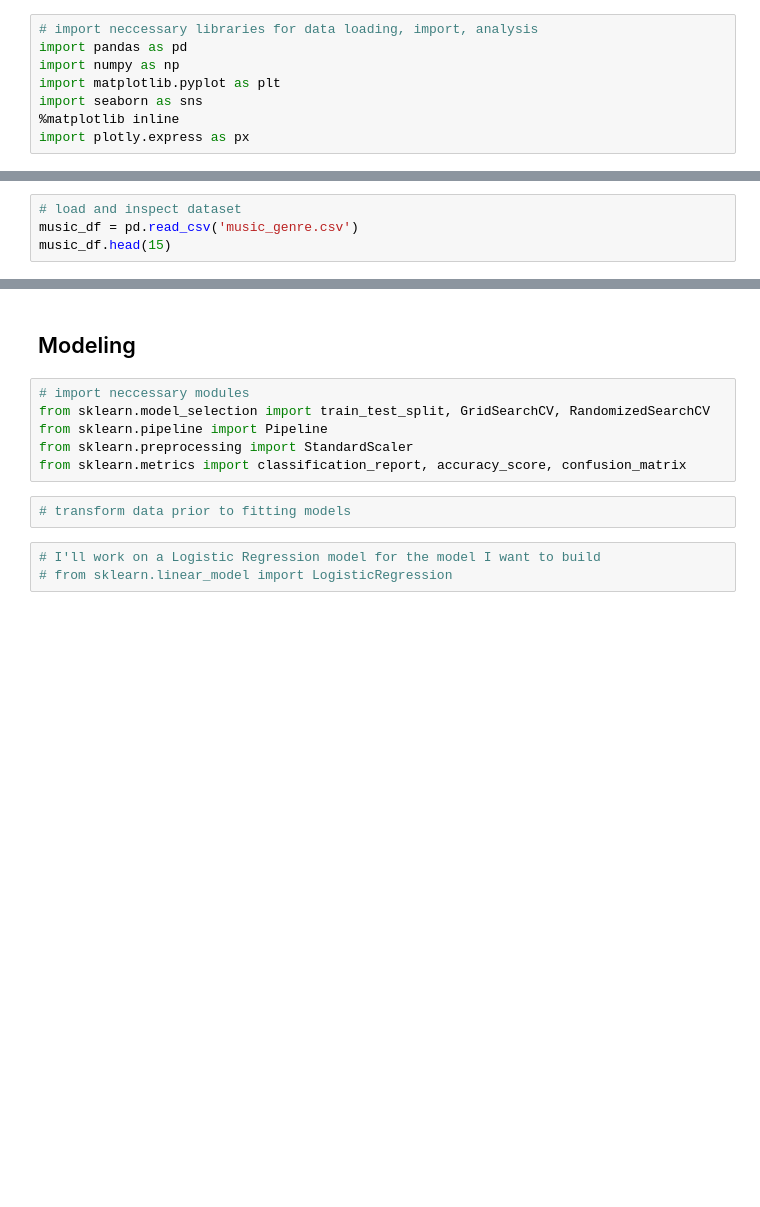
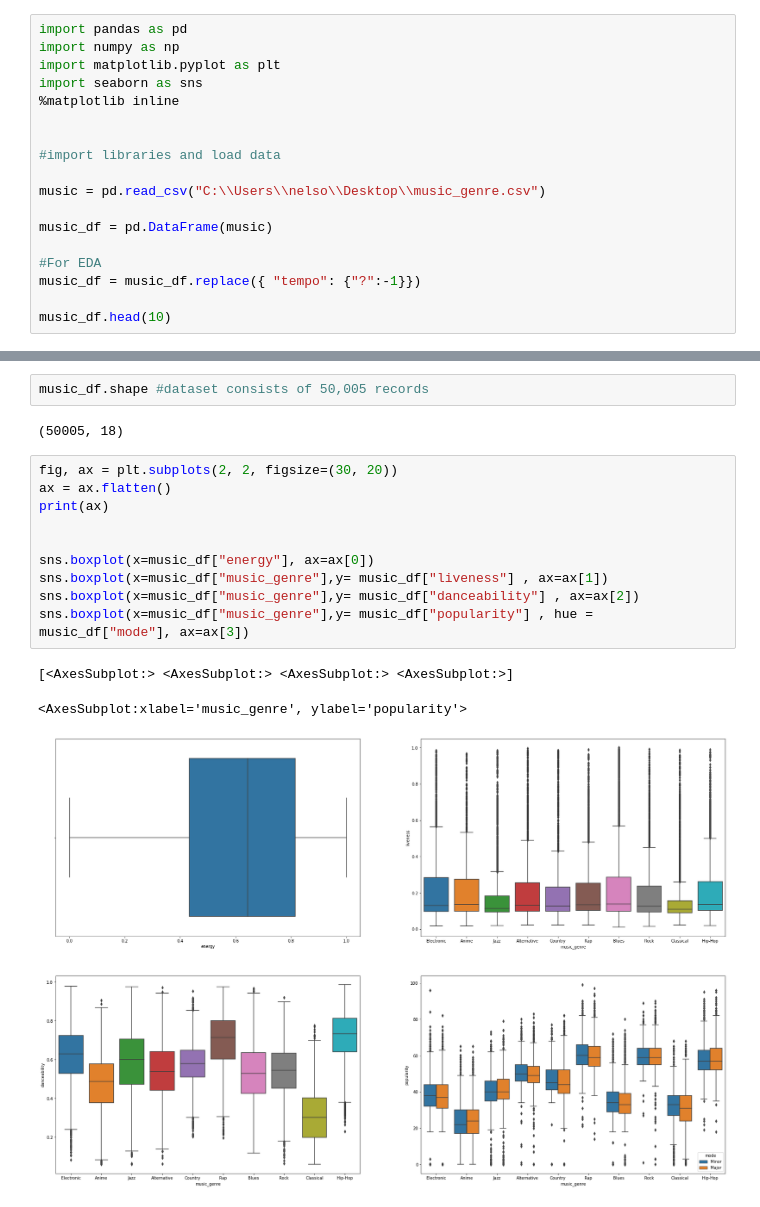
Before and after one commit to RenettaNelson/Music-Genre-Data-Mining, a Jupyter notebook: genre-data-mining.ipynb, the cells around one changed output, grey strips where cells are left out. Drawn from its saved outputs; the diff is of its cells as text; blank space fills up the shorter version.

```diff
--- a/genre-data-mining.ipynb
+++ b/genre-data-mining.ipynb
@@ -13,8 +1,18 @@ This can be a short description talking about the data mining, or explaining som
 # %%
-# import neccessary libraries for data loading, import, analysis
 import pandas as pd
 import numpy as np
 import matplotlib.pyplot as plt
 import seaborn as sns
 %matplotlib inline
-import plotly.express as px
+
+
+#import libraries and load data
+
+music = pd.read_csv("C:\\Users\\nelso\\Desktop\\music_genre.csv")
+
+music_df = pd.DataFrame(music)
+
+#For EDA
+music_df = music_df.replace({ "tempo": {"?":-1}})
+
+music_df.head(10)
@@ -31,4 +30,0 @@ describe the data, type of data, the different variables we see,
-# %%
-# load and inspect dataset
-music_df = pd.read_csv('music_genre.csv')
-music_df.head(15)
@@ -188,13 +31,18 @@ plt.show()
-# %% [markdown]
-## Modeling
-# %%
-# import neccessary modules
-from sklearn.model_selection import train_test_split, GridSearchCV, RandomizedSearchCV
-from sklearn.pipeline import Pipeline
-from sklearn.preprocessing import StandardScaler
-from sklearn.metrics import classification_report, accuracy_score, confusion_matrix
-# %%
-# transform data prior to fitting models
-# %%
-# I'll work on a Logistic Regression model for the model I want to build
-# from sklearn.linear_model import LogisticRegression
+# %%
+music_df.shape #dataset consists of 50,005 records
+# %% [output]
+(50005, 18)
+# %%
+fig, ax = plt.subplots(2, 2, figsize=(30, 20))
+ax = ax.flatten()
+print(ax)
+
+
+sns.boxplot(x=music_df["energy"], ax=ax[0])
+sns.boxplot(x=music_df["music_genre"],y= music_df["liveness"] , ax=ax[1])
+sns.boxplot(x=music_df["music_genre"],y= music_df["danceability"] , ax=ax[2])
+sns.boxplot(x=music_df["music_genre"],y= music_df["popularity"] , hue = music_df["mode"], ax=ax[3])
+# %% [output]
+[<AxesSubplot:> <AxesSubplot:> <AxesSubplot:> <AxesSubplot:>]
+<AxesSubplot:xlabel='music_genre', ylabel='popularity'>
+[figure, added]
```
Also changed, not shown: parts of 25 cells of this notebook.
